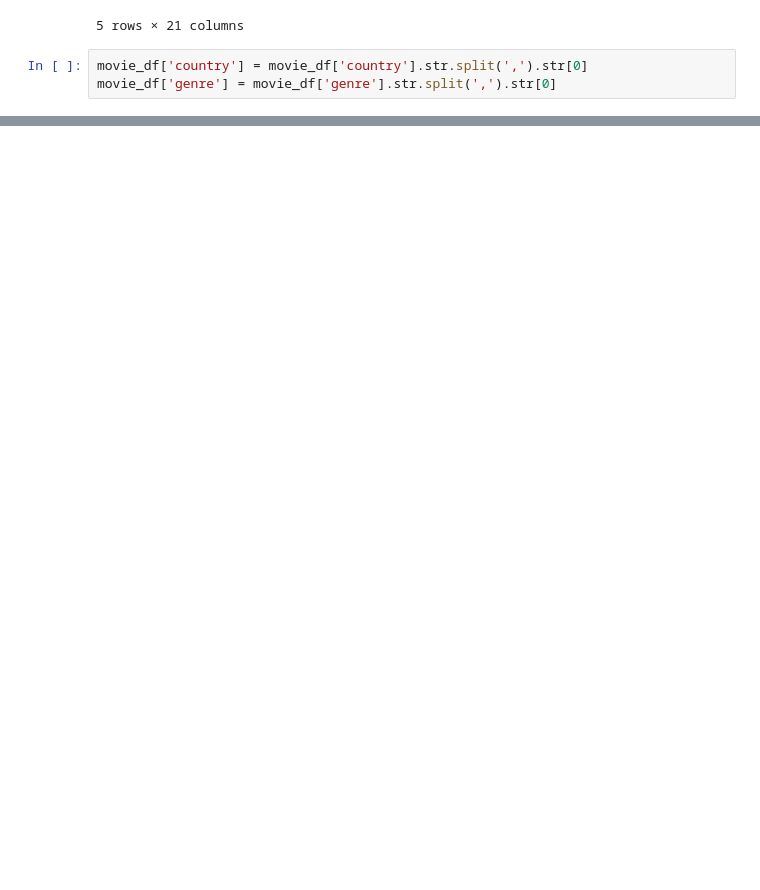
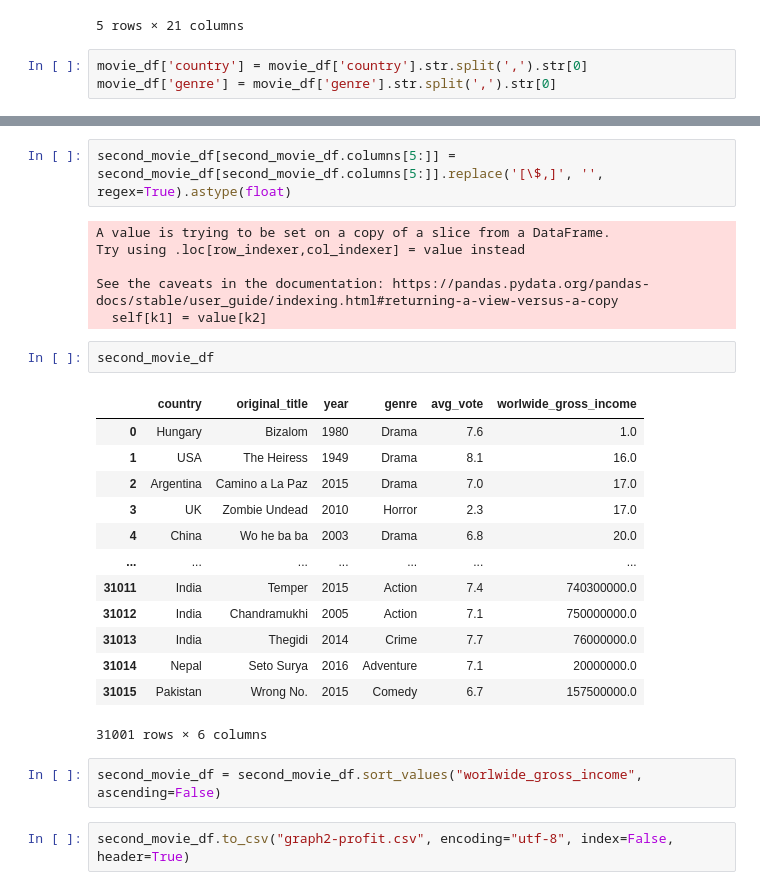
Before and after one commit to LP-116/Project-3, a Jupyter notebook: Untitled.ipynb, the cells around one changed output, grey strips where cells are left out. Saved outputs shown, nothing was run; the diff lists cells and outputs as text; blank space fills up the shorter version.

```diff
--- a/Untitled.ipynb
+++ b/Untitled.ipynb
@@ -55 +55,29 @@ second_movie_df
 31001 rows × 6 columns
+# %%
+second_movie_df[second_movie_df.columns[5:]] = second_movie_df[second_movie_df.columns[5:]].replace('[\$,]', '', regex=True).astype(float)
+# %% [output]
+A value is trying to be set on a copy of a slice from a DataFrame.
+Try using .loc[row_indexer,col_indexer] = value instead
+
+See the caveats in the documentation: https://pandas.pydata.org/pandas-docs/stable/user_guide/indexing.html#returning-a-view-versus-a-copy
+  self[k1] = value[k2]
+# %%
+second_movie_df
+# %% [output]
+|  | country | original_title | year | genre | avg_vote | worlwide_gross_income |
+| 0 | Hungary | Bizalom | 1980 | Drama | 7.6 | 1.0 |
+| 1 | USA | The Heiress | 1949 | Drama | 8.1 | 16.0 |
+| 2 | Argentina | Camino a La Paz | 2015 | Drama | 7.0 | 17.0 |
+| 3 | UK | Zombie Undead | 2010 | Horror | 2.3 | 17.0 |
+| 4 | China | Wo he ba ba | 2003 | Drama | 6.8 | 20.0 |
+| ... | ... | ... | ... | ... | ... | ... |
+| 31011 | India | Temper | 2015 | Action | 7.4 | 740300000.0 |
+| 31012 | India | Chandramukhi | 2005 | Action | 7.1 | 750000000.0 |
+| 31013 | India | Thegidi | 2014 | Crime | 7.7 | 76000000.0 |
+| 31014 | Nepal | Seto Surya | 2016 | Adventure | 7.1 | 20000000.0 |
+| 31015 | Pakistan | Wrong No. | 2015 | Comedy | 6.7 | 157500000.0 |
+31001 rows × 6 columns
+# %%
+second_movie_df = second_movie_df.sort_values("worlwide_gross_income", ascending=False)
+# %%
+second_movie_df.to_csv("graph2-profit.csv", encoding="utf-8", index=False, header=True)
```
Also changed, not shown: parts of 3 cells of this notebook, 5 other files.
